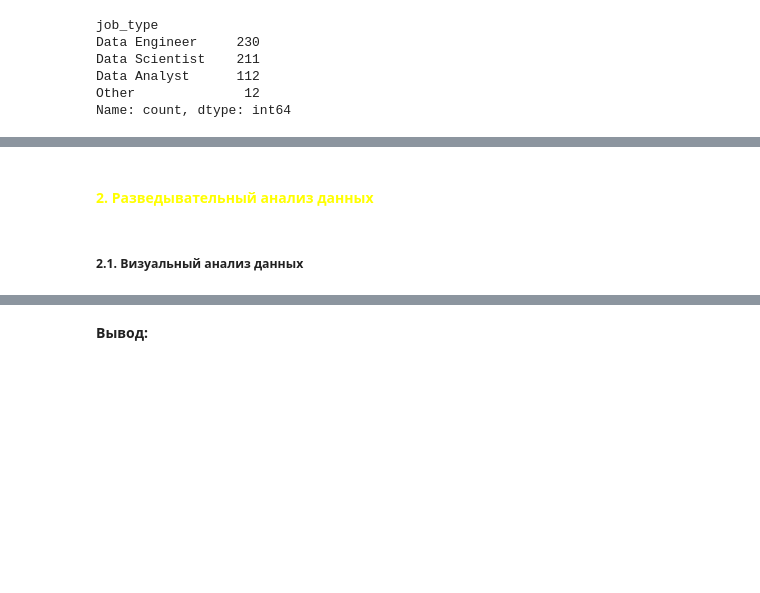
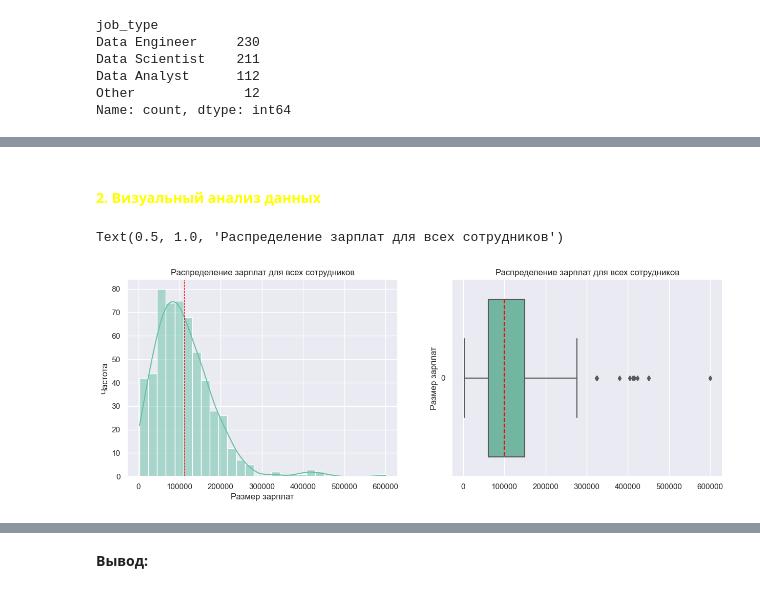
Before and after one commit to redd-ratt/sf_ds_py, a Jupyter notebook: 3-EDA/eda-4/eda_4_hr_ds.ipynb, the cells around one changed output, grey strips where cells are left out. Saved outputs shown, nothing was run; the diff lists cells and outputs as text; code cells hidden in the pictures; blank space fills up the shorter version.

```diff
--- a/3-EDA/eda-4/eda_4_hr_ds.ipynb
+++ b/3-EDA/eda-4/eda_4_hr_ds.ipynb
@@ -216,0 +240,4 @@ sns.heatmap(data.corr(numeric_only=True), annot = True)
+# %%
+# сделаем аналогичное кодирование для страны работника
+data['emploc_top9'] = data['employee_residence'].apply(lambda x: x if x in top9 else 'other')
+print(data['emploc_top9'].value_counts())
@@ -216,0 +257,4 @@ sns.heatmap(data.corr(numeric_only=True), annot = True)
+# %%
+# добавим признак того что страна компании не совпадает со страной проживания сотрудника
+data['loc_diff'] = data.apply(lambda row: 0 if row['company_location'] == row['employee_residence'] else 1, axis=1)
+data[data['loc_diff']==1].head()
@@ -217,2 +268,5 @@ sns.heatmap(data.corr(numeric_only=True), annot = True)
+# %%
+# удаляем исходные признаки
+data = data.drop(['company_location', 'employee_residence'], axis=1)
 # %%
 data.to_csv('ds_salaries_1.csv', index=False)
@@ -246,2 +272,0 @@ memory usage: 122.1 KB
-# %%
-data = data.drop(['employment_type_PT', 'employee_residence_2', 'employee_residence_3', 'employee_residence_5', ], axis=1)
@@ -254,4 +285,18 @@ sns.heatmap(data.corr(numeric_only=True), annot = True)
 # %% [markdown]
-#### <font color='yellow'>2. Разведывательный анализ данных</font>
+#### <font color='yellow'>2. Визуальный анализ данных</font>
-# %% [markdown]
-##### 2.1. Визуальный анализ данных
+# %%
+# Зарплаты без разделения на категории
+
+fig, axes = plt.subplots(1, 2, figsize=(15, 5))
+
+sns.histplot(data['salary_in_usd'], kde=True, ax=axes[0])
+axes[0].set(xlabel='Размер зарплат', ylabel='Частота')
+axes[0].set_title('Распределение зарплат для всех сотрудников')
+axes[0].axvline(data['salary_in_usd'].mean(), color='red', linestyle='--', linewidth=0.8)
+
+sns.boxplot(data['salary_in_usd'], ax=axes[1], orient='h', medianprops={"color": "red", "linestyle": '--'})
+axes[1].set(ylabel='Размер зарплат')
+axes[1].set_title('Распределение зарплат для всех сотрудников')
+# %% [output]
+Text(0.5, 1.0, 'Распределение зарплат для всех сотрудников')
+[figure, added]
```
Also changed, not shown: parts of 55 cells of this notebook, 1 other file.
